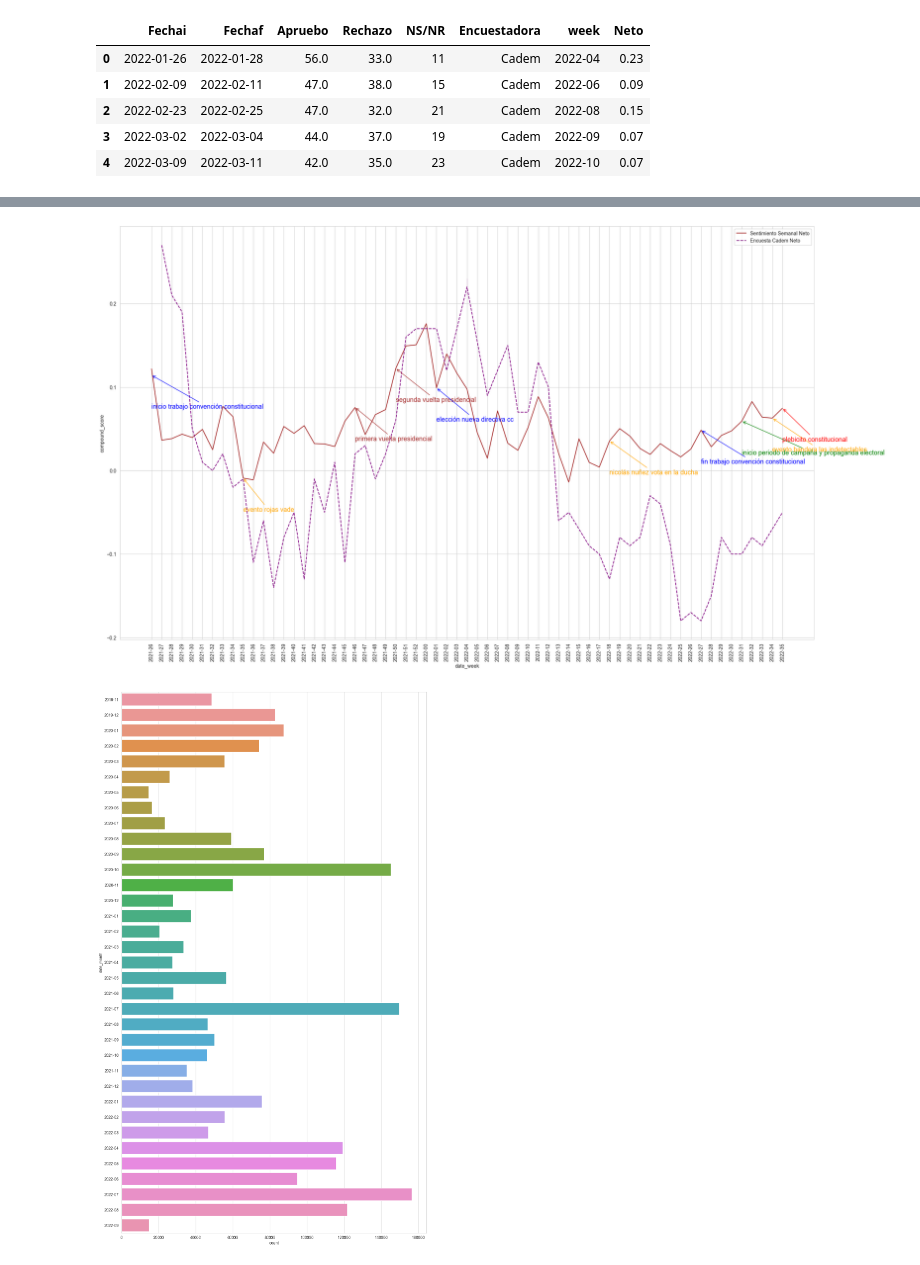
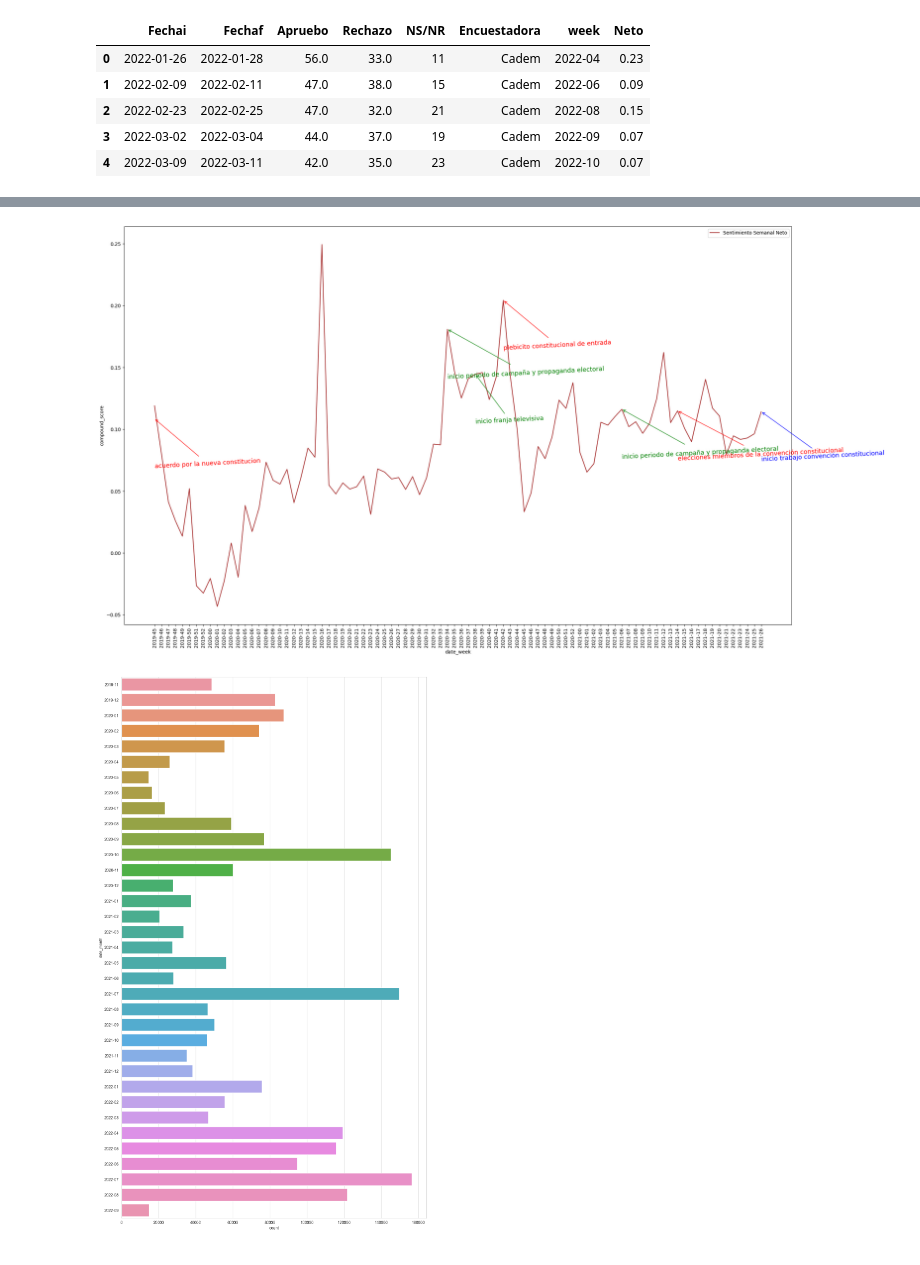
Before and after one commit to aquinteros/cc_sentiment_analysis, a Jupyter notebook: SA_vaderSentiment.ipynb, the cells around one changed output, grey strips where cells are left out. Cells and saved outputs as stored; diff of their text form; code cells hidden in the pictures.

```diff
--- a/SA_vaderSentiment.ipynb
+++ b/SA_vaderSentiment.ipynb
@@ -284,8 +284,6 @@ p_sal_enc.head()
 | 4 | 23-25 feb | Cadem | 47 | 32 | 21 | 712 | 3,7% | 2022-02-23 | 2022-02-25 |
 # %% [markdown]
 Visualización
-# %%
-tweets = tweets[tweets['date_day'] >= '2019-11-15']
 # %%
 # fechas relevantes convencion constitucional
 fechas_relevantes = {
@@ -448,3 +424,24 @@ encuesta_salida.head()
 | 2 | 2022-02-23 | 2022-02-25 | 47.0 | 32.0 | 21 | Cadem | 2022-08 | 0.15 |
 | 3 | 2022-03-02 | 2022-03-04 | 44.0 | 37.0 | 19 | Cadem | 2022-09 | 0.07 |
 | 4 | 2022-03-09 | 2022-03-11 | 42.0 | 35.0 | 23 | Cadem | 2022-10 | 0.07 |
+# %%
+# plot sentimiento semanal
+
+fecha_inicio = '2021-07-04'
+fecha_fin = '2022-09-04'
+
+avg_week = tweets[(tweets['date_day'] >= fecha_inicio) & (tweets['date_day'] <= fecha_fin)][['date_week', 'compound_score','negativity_score','positivity_score']].groupby('date_week').mean()
+
+fig, ax = plt.subplots(figsize=(25, 15))
+sns.lineplot(x=avg_week.index, y='compound_score', data=avg_week, ax=ax, color='brown', label='Sentimiento Semanal Neto')
+sns.lineplot(x='week', y='Neto', data=encuesta_salida[(encuesta_salida['Fechaf'] >= fecha_inicio) & (encuesta_salida['Fechaf'] <= fecha_fin)], ax=ax, color='purple', linestyle='--', label='Encuesta Cadem Neto')
+
+# agregar annotations
+for i, row in fechas_relevantes[(fechas_relevantes['fecha'] >= fecha_inicio) & (fechas_relevantes['fecha'] <= fecha_fin)].iterrows():
+	ax.annotate(row.evento, xy=(row.week, row.compound_score), xytext=(row.week, row.compound_score - 0.04), rotation = 3, color=row.colores, fontsize=13, arrowprops=dict(color=row.colores, arrowstyle="->"))
+
+ax.set_xticklabels(avg_week.index.to_list(), rotation=90)
+
+plt.savefig('sentimiento_semanal.png', dpi=300, bbox_inches='tight')
+
+plt.show()
@@ -451,28 +450,26 @@ encuesta_salida.head()
 # %%
 # plot sentimiento semanal
 
-fecha_inicio = '2021-07-04'
+fecha_inicio = '2019-11-15'
+fecha_fin = '2021-07-04'
 
-avg_week = tweets[tweets['date_day'] >= fecha_inicio][['date_week', 'compound_score','negativity_score','positivity_score']].groupby('date_week').mean()
+avg_week = tweets[(tweets['date_day'] >= fecha_inicio) & (tweets['date_day'] <= fecha_fin)][['date_week', 'compound_score','negativity_score','positivity_score']].groupby('date_week').mean()
 
 fig, ax = plt.subplots(figsize=(25, 15))
 sns.lineplot(x=avg_week.index, y='compound_score', data=avg_week, ax=ax, color='brown', label='Sentimiento Semanal Neto')
-# sns.lineplot(x=avg_week.index, y='negativity_score', data=avg_week, ax=ax, color='red')
-# sns.lineplot(x=avg_week.index, y='positivity_score', data=avg_week, ax=ax, color='green')
-# sns.lineplot(x='week', y='Neto', data=encuesta_entrada, ax=ax, hue='Encuestadora', palette=['purple', 'green'], linestyle='--')
-sns.lineplot(x='week', y='Neto', data=encuesta_salida[encuesta_salida['Fechaf'] >= fecha_inicio], ax=ax, color='purple', linestyle='--', label='Encuesta Cadem Neto')
+# sns.lineplot(x='week', y='Neto', data=encuesta_salida[(encuesta_salida['Fechaf'] >= fecha_inicio) & (encuesta_salida['Fechaf'] <= fecha_fin)], ax=ax, color='purple', linestyle='--', label='Encuesta Cadem Neto')
 
 # agregar annotations
-for i, row in fechas_relevantes[fechas_relevantes['fecha'] >= fecha_inicio].iterrows():
-	ax.annotate(row.evento, xy=(row.week, row.compound_score), xytext=(row.week, row.compound_score - 0.04), rotation = 0, color=row.colores, fontsize=13, arrowprops=dict(color=row.colores, arrowstyle="->"))
+for i, row in fechas_relevantes[(fechas_relevantes['fecha'] >= fecha_inicio) & (fechas_relevantes['fecha'] <= fecha_fin)].iterrows():
+	ax.annotate(row.evento, xy=(row.week, row.compound_score), xytext=(row.week, row.compound_score - 0.04), rotation = 3, color=row.colores, fontsize=13, arrowprops=dict(color=row.colores, arrowstyle="->"))
 
 ax.set_xticklabels(avg_week.index, rotation=90)
 
 plt.savefig('sentimiento_semanal.png', dpi=300, bbox_inches='tight')
 
 plt.show()
 # %% [output]
-[figure, old version]
+[figure, new version]
 # %%
 sns.set_style('whitegrid')
 sns.set_palette("mako")
```
Also changed, not shown: parts of 6 cells of this notebook, 2 other files.
